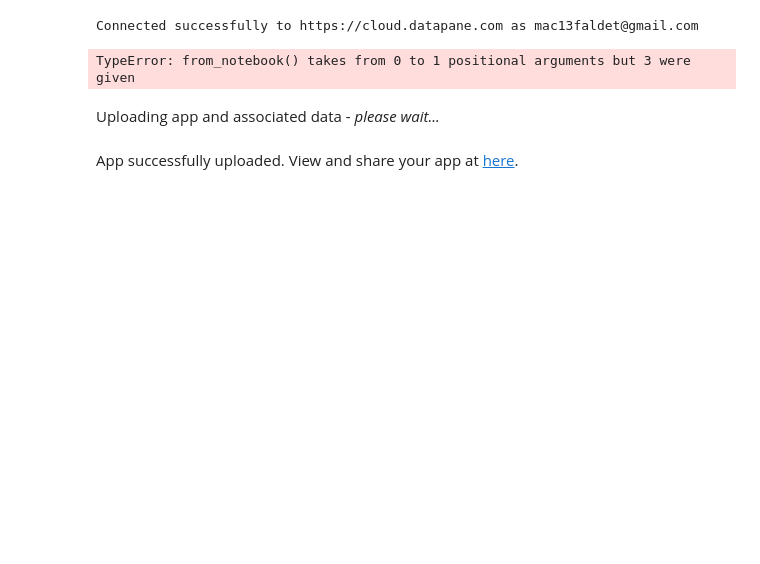
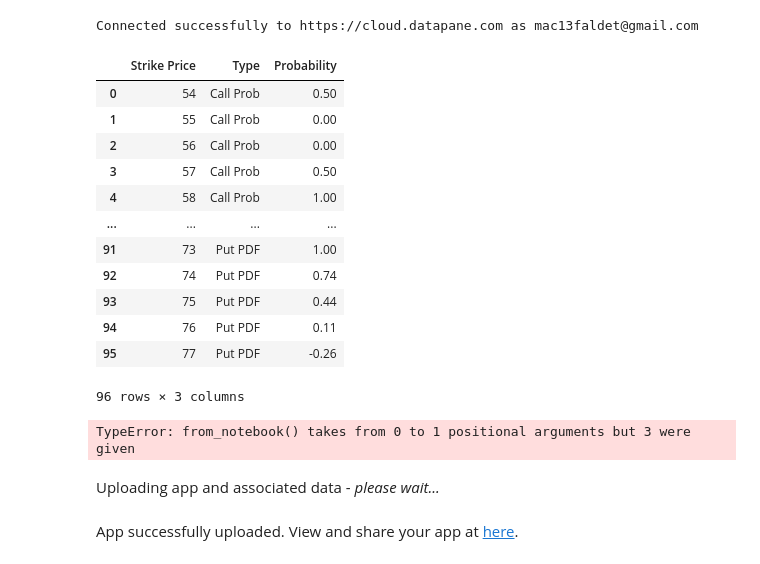
Before and after one commit to mfaldet/Stock-Evaluation, a Jupyter notebook: Option Trading/option_implied_probability.ipynb, the cells around one changed output. Drawn from its saved outputs; the diff is of its cells as text; code cells hidden in the pictures; blank space fills up the shorter version.

```diff
--- a/Option Trading/option_implied_probability.ipynb
+++ b/Option Trading/option_implied_probability.ipynb
@@ -243,7 +246,22 @@ Connected successfully to https://cloud.datapane.com as mac13faldet@gmail.com
 # %%
 # Melt dataframe for plotting in DataPane
 df = sbo_pdf.copy()
 df=pd.melt(df, id_vars=['Strike Price'], value_vars=['Call Prob','Put Prob','Call PDF','Put PDF'])
 df.rename(columns={'variable':'Type','value':'Probability'}, inplace=True)
-df.Probability = df.Probability.round(decimals = 4)
+df.Probability = df.Probability.round(decimals = 2)
+df
+# %% [output]
+|  | Strike Price | Type | Probability |
+| 0 | 54 | Call Prob | 0.50 |
+| 1 | 55 | Call Prob | 0.00 |
+| 2 | 56 | Call Prob | 0.00 |
+| 3 | 57 | Call Prob | 0.50 |
+| 4 | 58 | Call Prob | 1.00 |
+| ... | ... | ... | ... |
+| 91 | 73 | Put PDF | 1.00 |
+| 92 | 74 | Put PDF | 0.74 |
+| 93 | 75 | Put PDF | 0.44 |
+| 94 | 76 | Put PDF | 0.11 |
+| 95 | 77 | Put PDF | -0.26 |
+96 rows × 3 columns
 # %%
```
Also changed, not shown: parts of 3 cells of this notebook.
